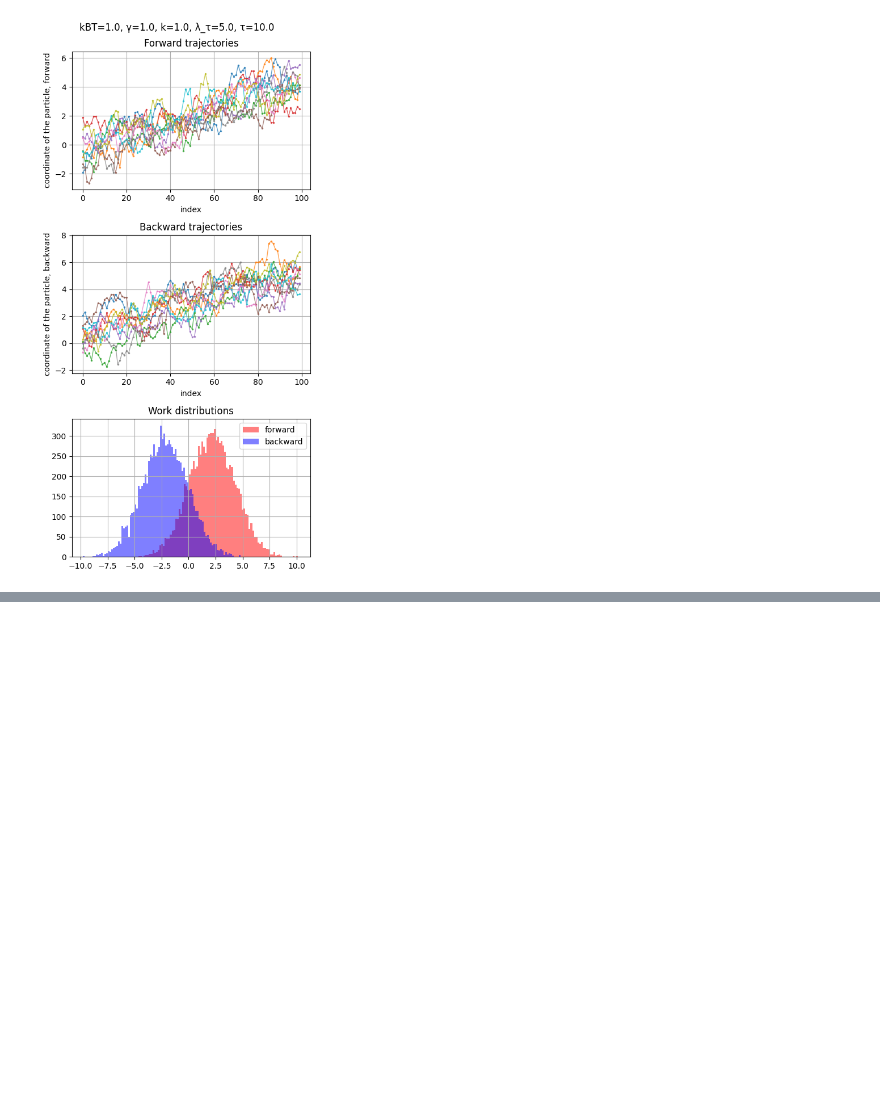
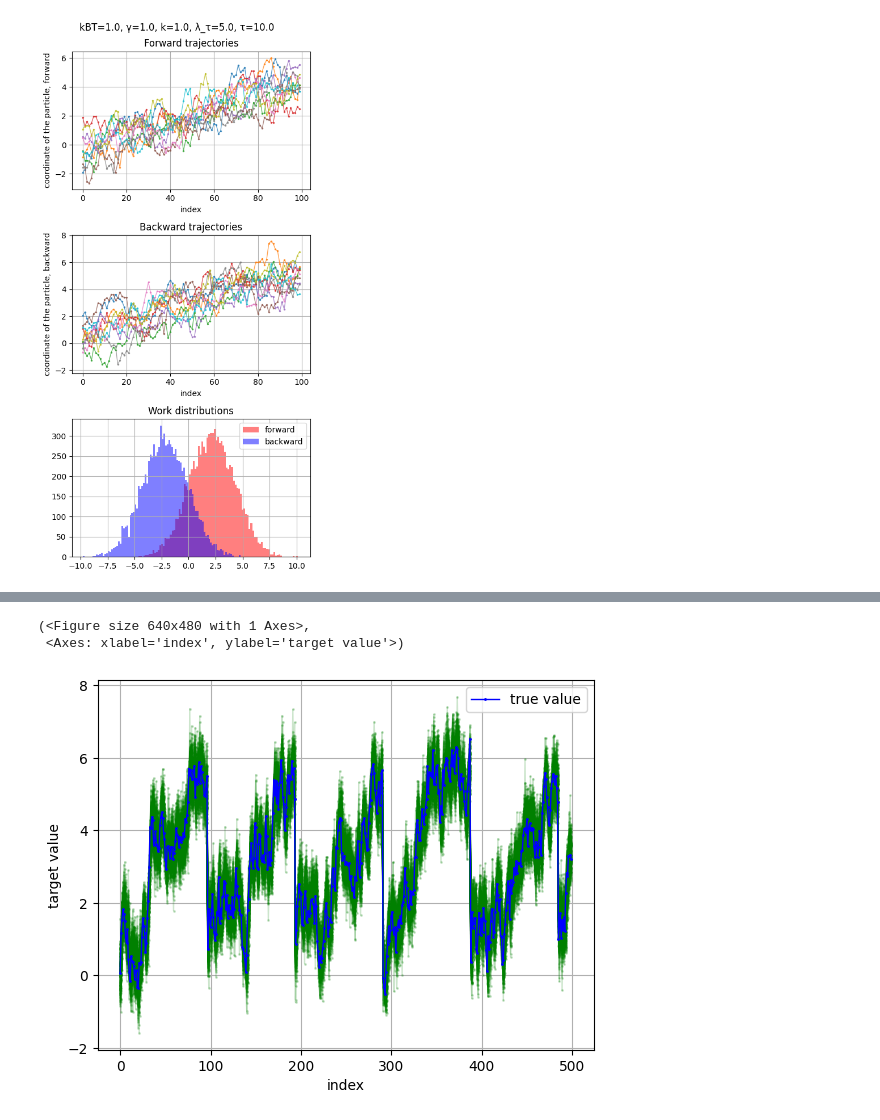
Before and after one commit to mathymess/reversibility-of-processes, a Jupyter notebook: bayesian_brownian_particle_varying_hidden_size.ipynb, the cells around one changed output, grey strips where cells are left out. Saved outputs shown, nothing was run; the diff lists cells and outputs as text; code cells hidden in the pictures; blank space fills up the shorter version.

Commit message:
bayesian_brownian_particle_varying_hidden_size.ipynb: after fixing hidden_size param

```diff
--- a/bayesian_brownian_particle_varying_hidden_size.ipynb
+++ b/bayesian_brownian_particle_varying_hidden_size.ipynb
@@ -18,7 +18,7 @@ from bayesian import (posterior_predictive_forward_and_backward,
                       ExperimentResults, plot_predictions, quality_metrics)
 # %%
 def get_save_dir(hidden_size: int) -> str:
-    save_dir_prefix = "20230724_preds/brownian_hidden_size/"
+    save_dir_prefix = "20230724_preds/brownian_hidden_size_again/"
     return os.path.join(save_dir_prefix, f"hidden_size={hidden_size:02}/")
 # %%
 brownian = BrownianDatagen(kBT=1., γ=1., k=1., λ_τ=5., τ=10.)
@@ -77,0 +79,8 @@ hidden_size=8: {'mae': '1.20e+00, -0.005', 'rmse': '1.20e+00, -0.005', 'crps': '
+# %%
+hidden_size = 2
+er = ExperimentResults(get_save_dir(hidden_size))
+plot_predictions(true=er.targets_b[:500], pred_all=er.pred_obs_b[:, :500])
+# %% [output]
+(<Figure size 640x480 with 1 Axes>,
+ <Axes: xlabel='index', ylabel='target value'>)
+[figure, added]
```
Also changed, not shown: parts of 3 cells of this notebook.
